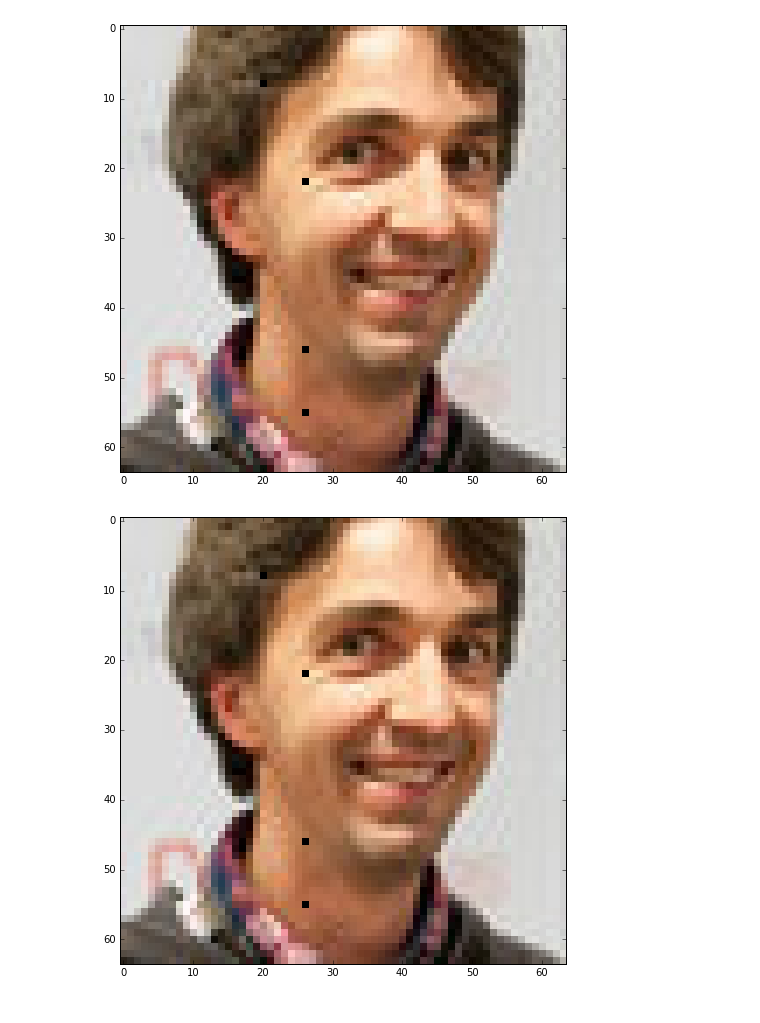
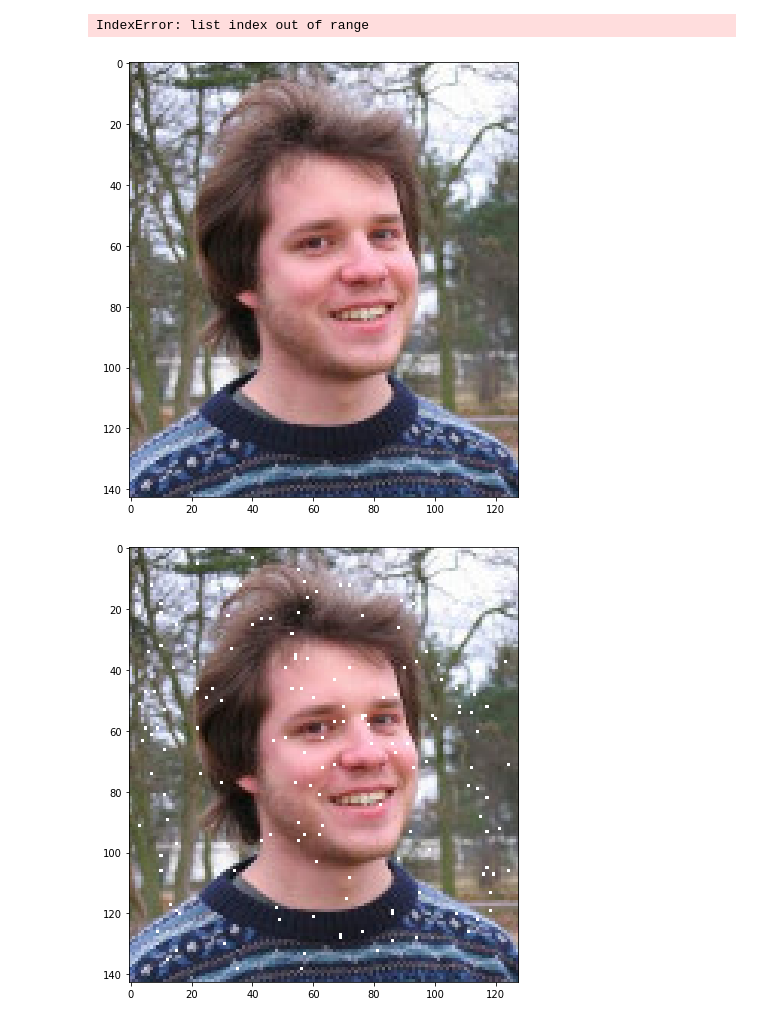
Before and after one commit to MaximeMarlot/arf-project, a Jupyter notebook: project.ipynb, the cells around one changed output. Cells and saved outputs as stored; diff of their text form; code cells hidden in the pictures.

```diff
--- a/project.ipynb
+++ b/project.ipynb
@@ -96,6 +114,12 @@ def get_centered_pixel(patch, h):
 # %%
 %matplotlib inline
-img_matrice = util.read_im("Data/imgdataset/face0.jpg")
+img_matrice = util.read_im("Data/imgdataset/12.jpg")
+
+"""
+eau.jpg,
+h = 9
+alpha=0.1
+"""
 print("taille de l'image : ", img_matrice.shape)
 
 util.display_im(img_matrice)
@@ -110,21 +134,39 @@ h=3 #nombre impair
 
 #util.display_im(util.get_patch(50, 50, 4, img_matrice))
 
-width = img_matrice.shape[0]
-height = img_matrice.shape[1]
+width = img_matrice.shape[1]
+height = img_matrice.shape[0]
 
-noisy_image, noise_pixels = util.noise(img_matrice, 0.001, width, height, h)
+print(width," , ", height)
 
-patches = util.get_patches(noisy_image, h, width, height)
+print("type = ",type(img_matrice))
 
-noisy_patches = patches[0]
-clear_patches = patches[1]
+noisy_image, noise_pixels = util.noise(img_matrice, 0.01, width, height, h)
+util.display_im(noisy_image)
 
-util.display_im(noisy_image)
+for i in range(0, noisy_image.shape[0]):
+     for j in range(0, noisy_image.shape[1]):
+            print(noisy_image[i][j])
+            if(np.array_equal(noisy_image[i][j], np.array([-1, -1, -1]))):
+                print("NOISYYY")
+                i = noisy_image.shape[0]
+                j = noisy_image.shape[1]
+
+_,clear_patches = util.get_patches(img_matrice, h, width, height)
+noisy_patches,_ = util.get_all_patches(noisy_image, h,width, height)
+
+#noisy_patches = patches[0]
+#clear_patches = patches[1]
+
 #print("New patch : ", convert_patch_into_vector(clear_patches[5]))
 
 nbnoisy = np.shape(noisy_patches)[0]
 nbclear = np.shape(clear_patches)[0]
 
 print("nbnoisy:", nbnoisy, ",   nbclear:", nbclear)
+
+util.display_im(noisy_patches[0])
+#patch_sans_central, pixel_central = split_patch(noisy_patches[0])
+#print(patch_sans_central)
+#print(pixel_central)
 # %% [output]
@@ -133,5 +190,6 @@ nbnoisy: 4 ,   nbclear: 437
+IndexError: list index out of range
-[figure, old version]
+[figure, new version]
-[figure, old version]
+[figure, new version]
 # %%
 training = convert_patches_into_training_set(clear_patches)
 print(training.shape)
```
Also changed, not shown: parts of 6 cells of this notebook, 2 other files.
